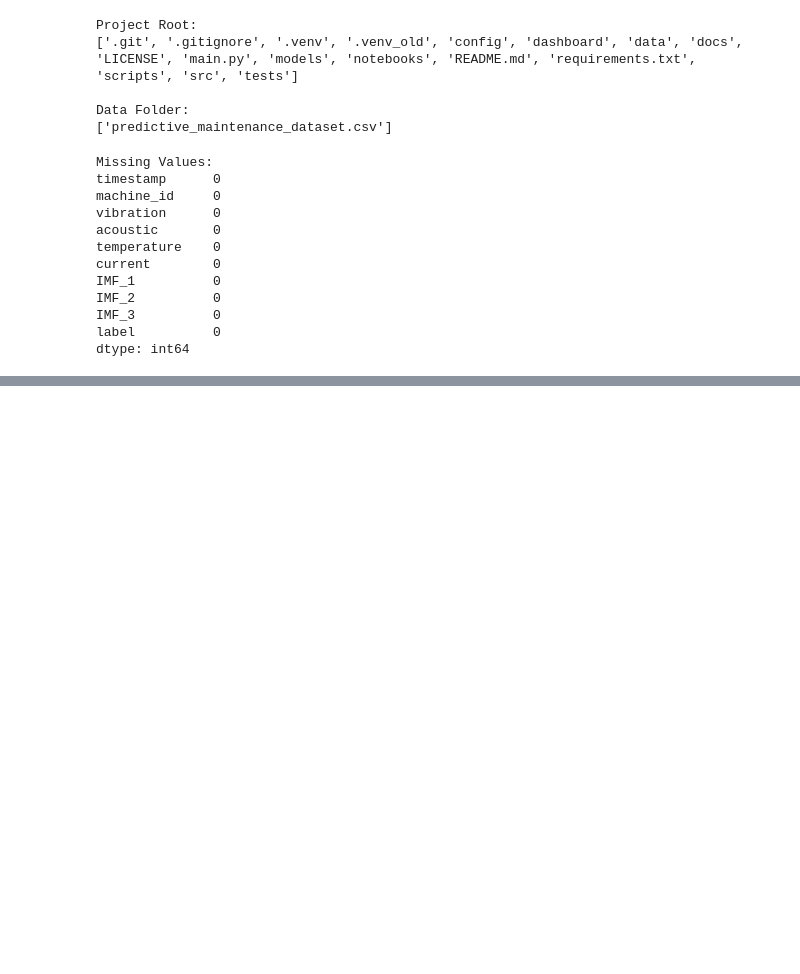
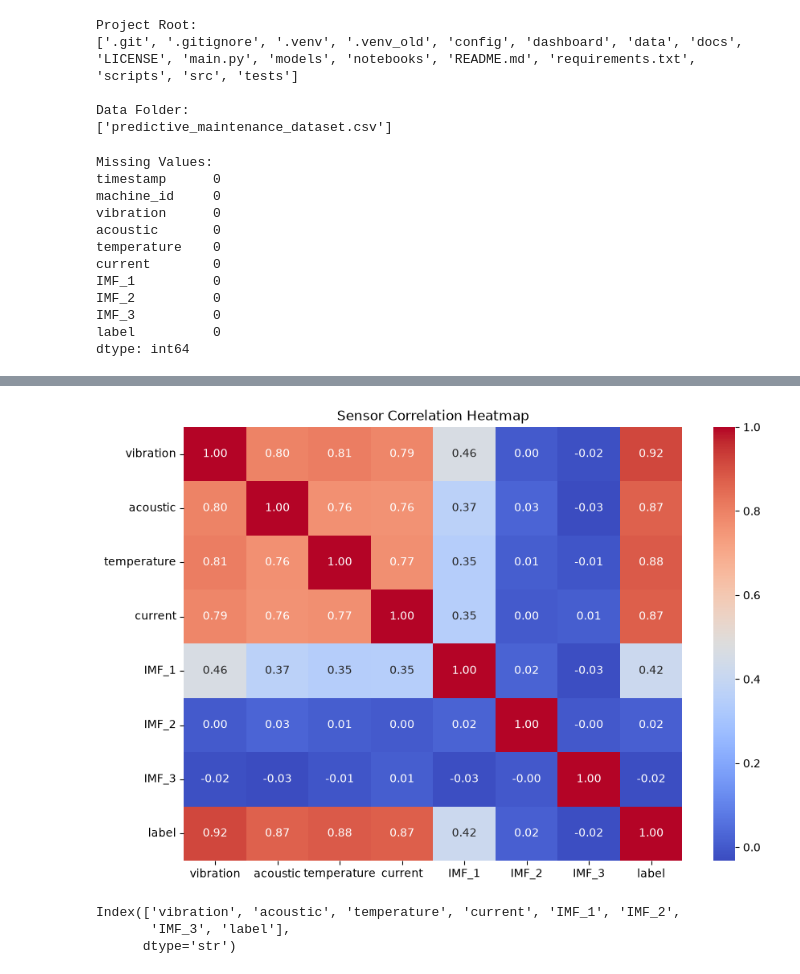
Before and after one commit to Noha62928/Real-Time-Anomaly-Detection-Alerting-System-IoT-Time-Series-, a Jupyter notebook: notebooks/data_exploration.ipynb, the cells around one changed output, grey strips where cells are left out. Saved outputs shown, nothing was run; the diff lists cells and outputs as text; code cells hidden in the pictures; blank space fills up the shorter version.

```diff
--- a/notebooks/data_exploration.ipynb
+++ b/notebooks/data_exploration.ipynb
@@ -116,0 +204,19 @@ df.describe()
+# %%
+correlation = df[["vibration", "acoustic", "temperature", "current","IMF_1", "IMF_2", "IMF_3", "label"]].corr()
+
+plt.figure(figsize=(10, 7))
+
+sns.heatmap(correlation,annot=True,cmap="coolwarm",fmt=".2f")
+
+plt.title("Sensor Correlation Heatmap")
+plt.show()
+# %% [output]
+[figure, added]
+# %%
+numerical_columns = df.select_dtypes(include=['int64', 'float64']).columns
+
+print(numerical_columns)
+# %% [output]
+Index(['vibration', 'acoustic', 'temperature', 'current', 'IMF_1', 'IMF_2',
+       'IMF_3', 'label'],
+      dtype='str')
```
Also changed, not shown: parts of 13 cells of this notebook.
